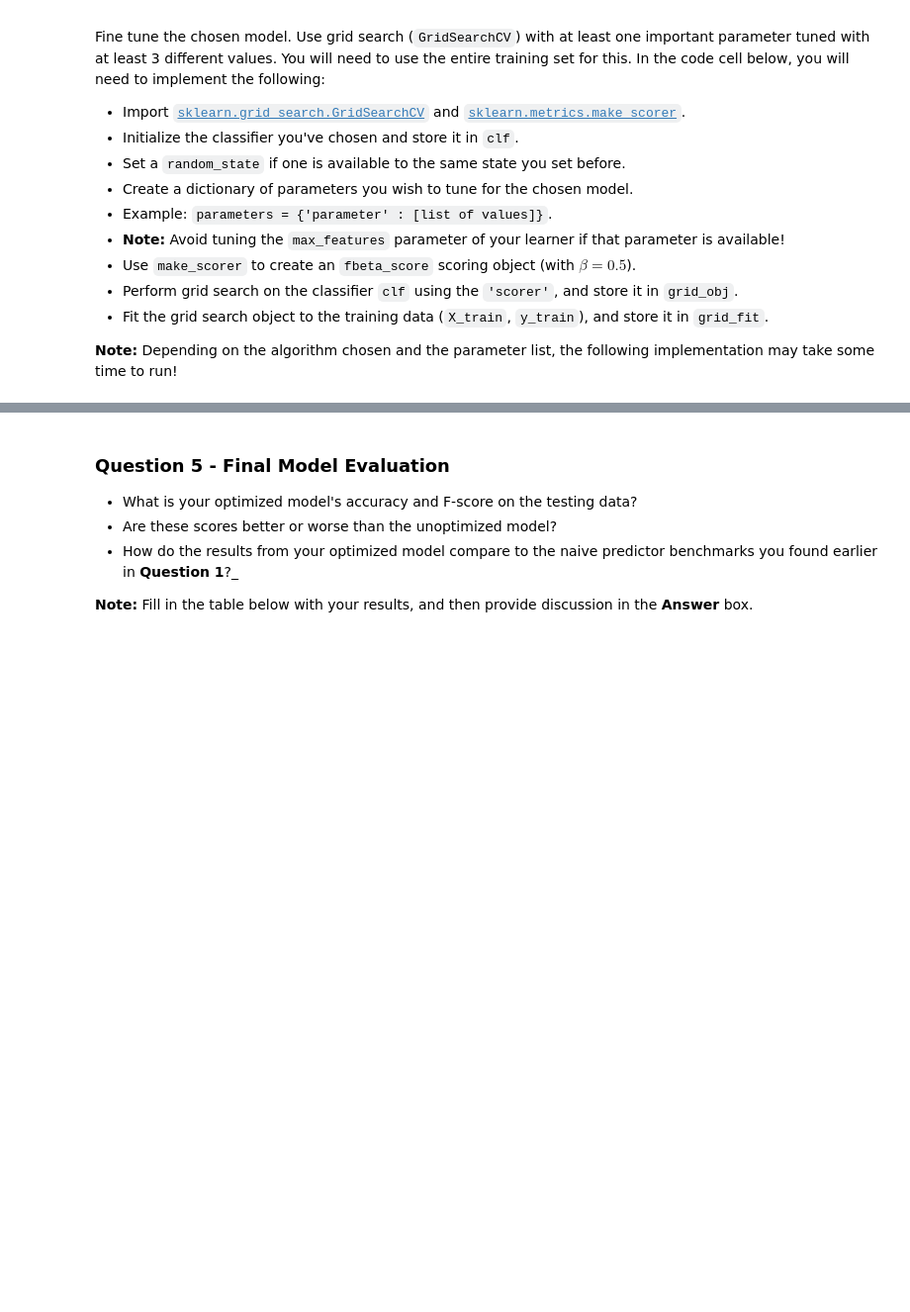
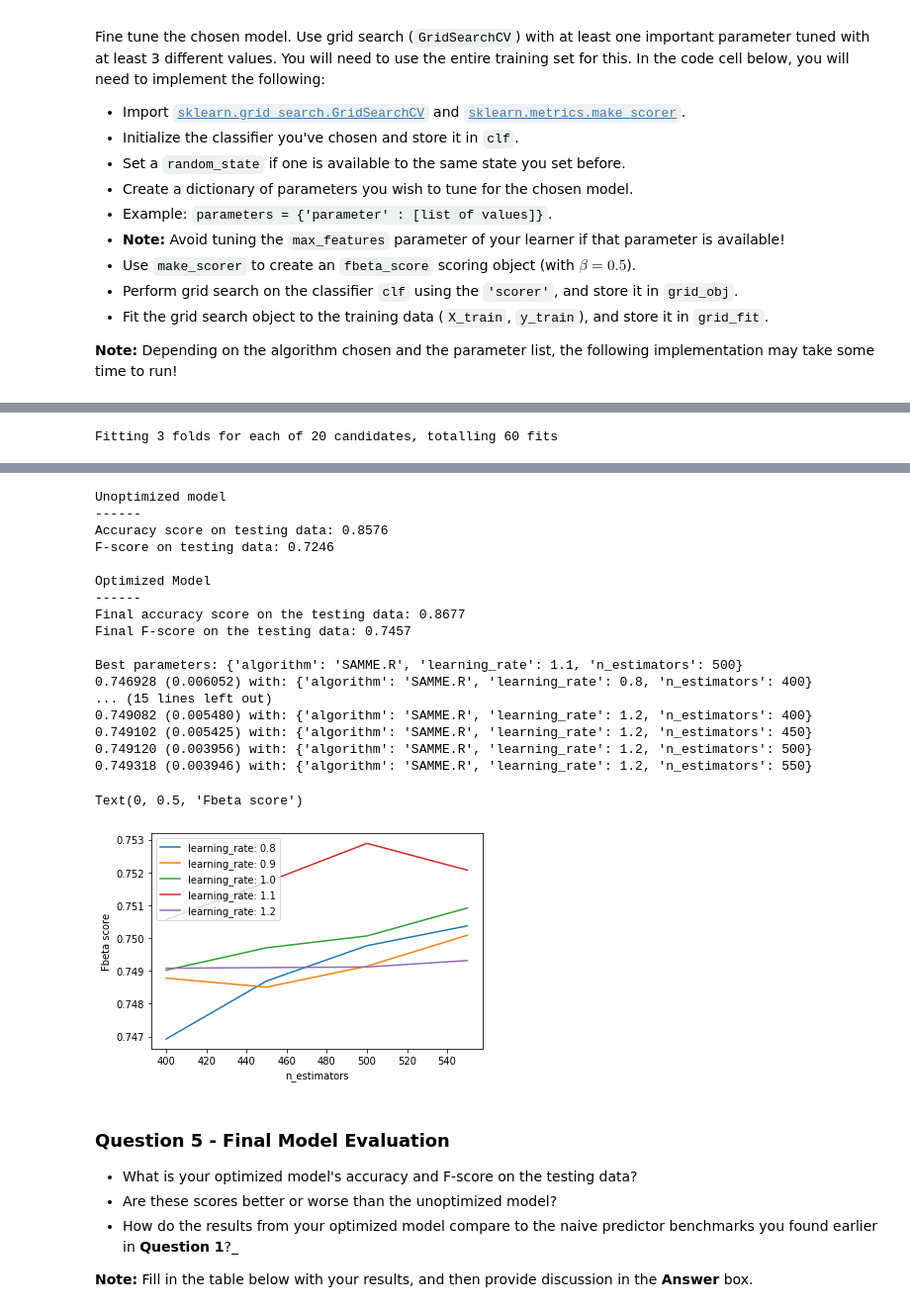
Before and after one commit to jkielbaey/MLND-Donor-for-CharityML, a Jupyter notebook: finding_donors.ipynb, the cells around one changed output, grey strips where cells are left out. Shown at 99% size. Cells and saved outputs as stored; diff of their text form; code cells hidden in the pictures; blank space fills up the shorter version.

Commit message:
Model tuning

```diff
--- a/finding_donors.ipynb
+++ b/finding_donors.ipynb
@@ -605,26 +678,35 @@ Fine tune the chosen model. Use grid search (`GridSearchCV`) with at least one i
 # %%
-# TODO: Import 'GridSearchCV', 'make_scorer', and any other necessary libraries
+from sklearn.model_selection import GridSearchCV
+import matplotlib.pyplot as pl
 
-# TODO: Initialize the classifier
-clf = None
+clf = AdaBoostClassifier(random_state=42)
 
-# TODO: Create the parameters list you wish to tune, using a dictionary if needed.
-# HINT: parameters = {'parameter_1': [value1, value2], 'parameter_2': [value1, value2]}
-parameters = None
+scorer = make_scorer(fbeta_score, beta=0.5)
 
-# TODO: Make an fbeta_score scoring object using make_scorer()
-scorer = None
+# Define parameters part of the gridsearch
+n_estimators = [400, 450, 500, 550]
+learning_rates = [0.8, 0.9, 1.0, 1.1, 1.2]
+parameters = {
+    'n_estimators': n_estimators,
+    'learning_rate': learning_rates,
+    'algorithm': ['SAMME.R']
+}
 
-# TODO: Perform grid search on the classifier using 'scorer' as the scoring method using GridSearchCV()
-grid_obj = None
+grid_obj = GridSearchCV(clf,
+                        param_grid=parameters,
+                        scoring=make_scorer(fbeta_score, beta=0.5),
+                        n_jobs=-1,
+                        cv=3,
+                        verbose=2)
 
-# TODO: Fit the grid search object to the training data and find the optimal parameters using fit()
-grid_fit = None
+# it the grid search object to the training data and find the optimal parameters using fit()
+grid_fit = grid_obj.fit(X_train, y_train)
 
-# Get the estimator
+# Get the best estimator
 best_clf = grid_fit.best_estimator_
+best_params = grid_fit.best_params_
 
-# Make predictions using the unoptimized and model
+# Make predictions using the unoptimized and optimized model
 predictions = (clf.fit(X_train, y_train)).predict(X_test)
 best_predictions = best_clf.predict(X_test)
 
@@ -632,6 +714,24 @@ best_predictions = best_clf.predict(X_test)
 print("Unoptimized model\n------")
 print("Accuracy score on testing data: {:.4f}".format(accuracy_score(y_test, predictions)))
 print("F-score on testing data: {:.4f}".format(fbeta_score(y_test, predictions, beta = 0.5)))
+
 print("\nOptimized Model\n------")
 print("Final accuracy score on the testing data: {:.4f}".format(accuracy_score(y_test, best_predictions)))
 print("Final F-score on the testing data: {:.4f}".format(fbeta_score(y_test, best_predictions, beta = 0.5)))
+
+print("\nBest parameters: {}".format(best_params))
+
+means = grid_fit.cv_results_['mean_test_score']
+stds = grid_fit.cv_results_['std_test_score']
+params = grid_fit.cv_results_['params']
+for mean, stdev, param in zip(means, stds, params):
+	print("%f (%f) with: %r" % (mean, stdev, param))
+
+scores = np.array(means).reshape(len(learning_rates), len(n_estimators))
+for i, value in enumerate(learning_rates):
+    pl.plot(n_estimators, scores[i], label='learning_rate: ' + str(value))
+pl.legend()
+pl.xlabel('n_estimators')
+pl.ylabel('Fbeta score')
+# %% [output]
+Fitting 3 folds for each of 20 candidates, totalling 60 fits
@@ -638,3 +741,22 @@ print("Final F-score on the testing data: {:.4f}".format(fbeta_score(y_test, bes
+Unoptimized model
+------
+Accuracy score on testing data: 0.8576
+F-score on testing data: 0.7246
+
+Optimized Model
+------
+Final accuracy score on the testing data: 0.8677
+Final F-score on the testing data: 0.7457
+
+Best parameters: {'algorithm': 'SAMME.R', 'learning_rate': 1.1, 'n_estimators': 500}
+0.746928 (0.006052) with: {'algorithm': 'SAMME.R', 'learning_rate': 0.8, 'n_estimators': 400}
+... (15 lines left out)
+0.749082 (0.005480) with: {'algorithm': 'SAMME.R', 'learning_rate': 1.2, 'n_estimators': 400}
+0.749102 (0.005425) with: {'algorithm': 'SAMME.R', 'learning_rate': 1.2, 'n_estimators': 450}
+0.749120 (0.003956) with: {'algorithm': 'SAMME.R', 'learning_rate': 1.2, 'n_estimators': 500}
+0.749318 (0.003946) with: {'algorithm': 'SAMME.R', 'learning_rate': 1.2, 'n_estimators': 550}
+Text(0, 0.5, 'Fbeta score')
+[figure, added]
 # %% [markdown]
 ### Question 5 - Final Model Evaluation
 
```
Also changed, not shown: parts of 9 cells of this notebook, 1 other file.
